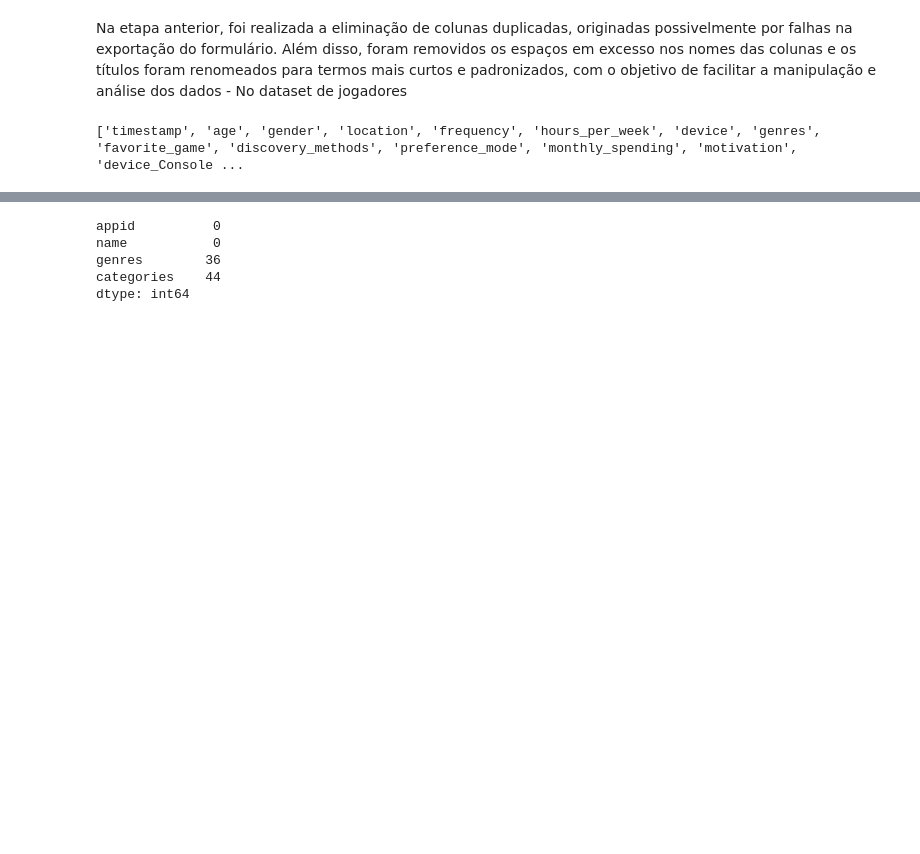
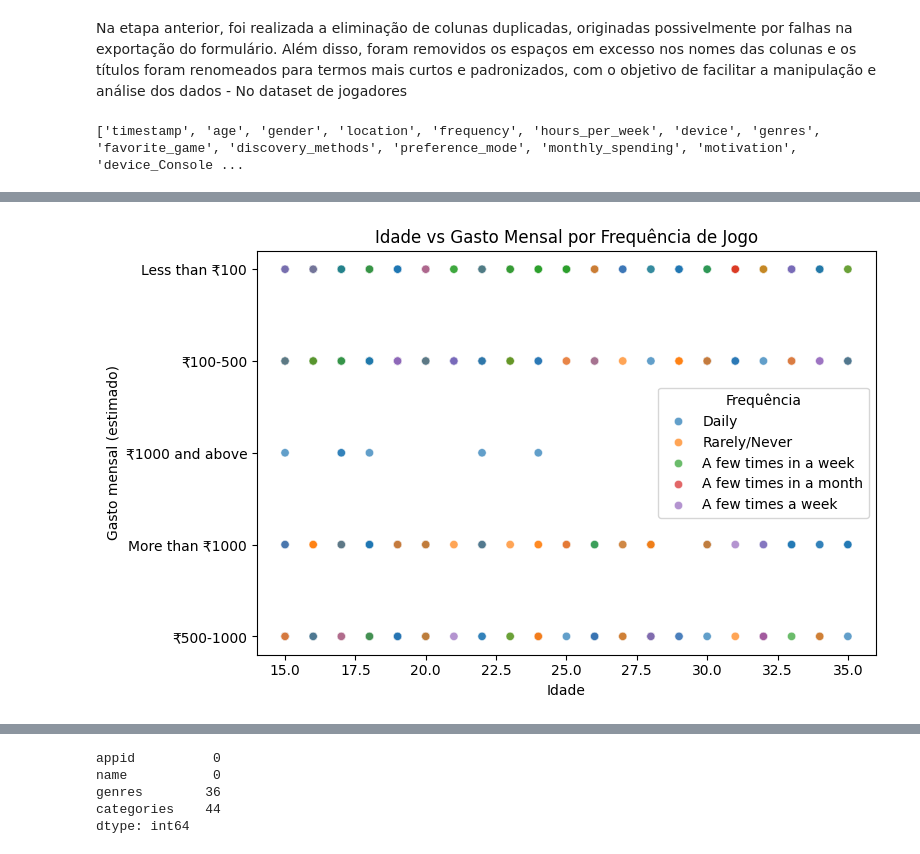
Before and after one commit to zeliasporto/game_rec, a Jupyter notebook: ProjetoFinalJogos_corrigido.ipynb, the cells around one changed output, grey strips where cells are left out. Cells and saved outputs as stored; diff of their text form; code cells hidden in the pictures; blank space fills up the shorter version.

```diff
--- a/ProjetoFinalJogos_corrigido.ipynb
+++ b/ProjetoFinalJogos_corrigido.ipynb
@@ -343,9 +357,9 @@ freq_map = {
 }
 df_jogadores["frequency_num"] = df_jogadores["frequency"].map(freq_map)
 
-# Converter horas por semana para valor aproximado
+# Converter hours_per_week para valor aproximado
 def parse_hours(h):
-    h = h.lower()
+    h = str(h).lower()
     if "less than" in h:
         return 3
     elif "5-10" in h:
@@ -356,11 +370,17 @@ def parse_hours(h):
         return 25
     elif "30min" in h or "30 min" in h:
         return 0.5
+    elif "0" in h: # Handle "0" hours
+        return 0
     try:
         return float(h)
     except:
         return np.nan
 
+df_jogadores["hours_num"] = df_jogadores["hours_per_week"].apply(parse_hours) # Apply the function to create the new column
+
+
+# One-hot encode colunas categoricas simples
 categoricas_simples = ["gender", "preference_mode"]
 df_onehot = pd.get_dummies(df_jogadores[categoricas_simples], prefix=categoricas_simples)
 
@@ -379,3 +399,14 @@ df_jogadores_final = pd.concat(
     [df_jogadores,
      df_onehot] + df_multilabel,
     axis=1)
+# %%
+plt.figure(figsize=(8, 5))
+sns.scatterplot(data=df_jogadores, x="age", y="monthly_spending", hue="frequency", alpha=0.7)
+plt.title("Idade vs Gasto Mensal por Frequência de Jogo")
+plt.xlabel("Idade")
+plt.ylabel("Gasto mensal (estimado)")
+plt.legend(title="Frequência")
+plt.tight_layout()
+plt.show()
+# %% [output]
+[figure, added]
```
Also changed, not shown: parts of 14 cells of this notebook, 4 other files.
